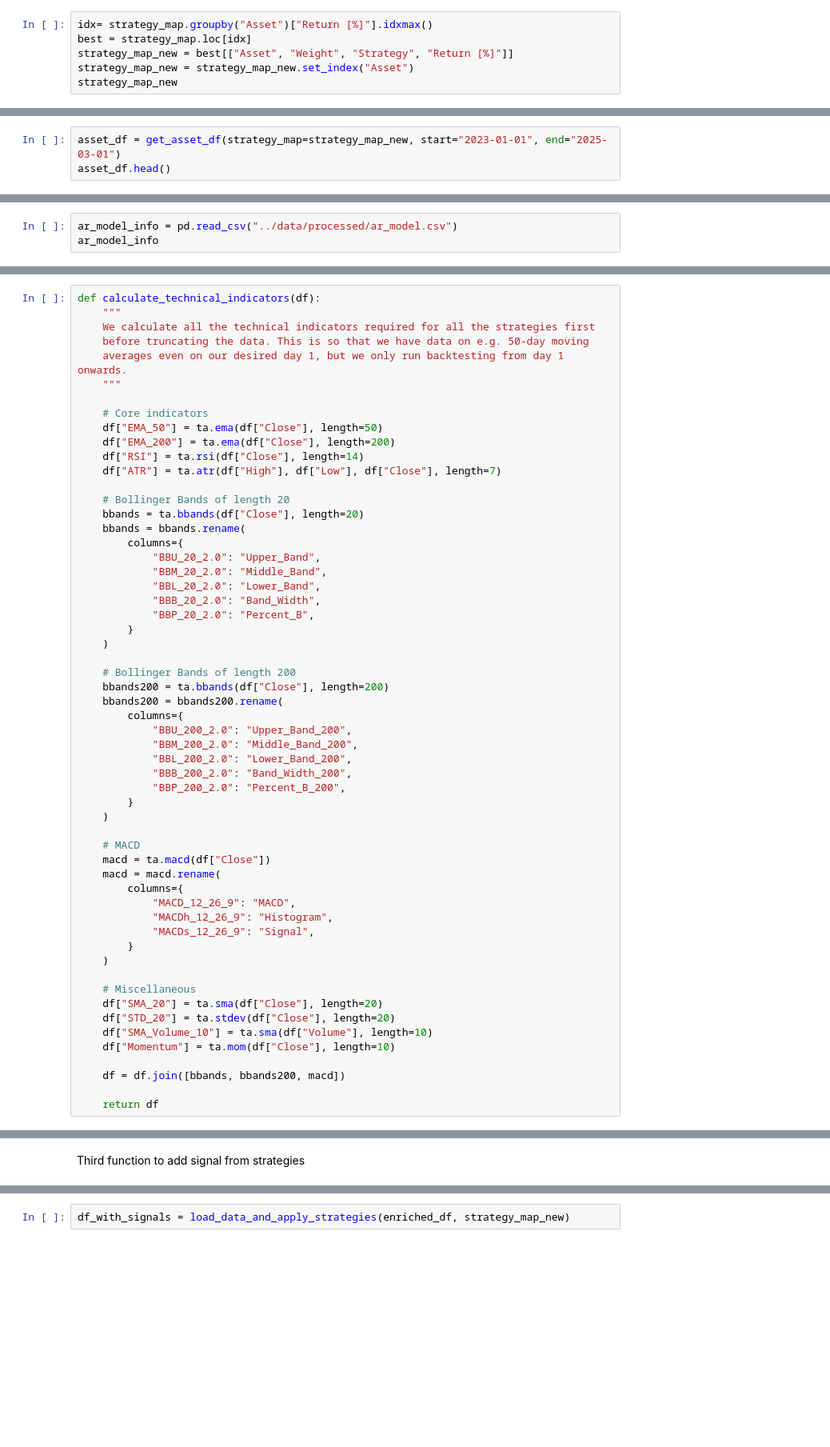
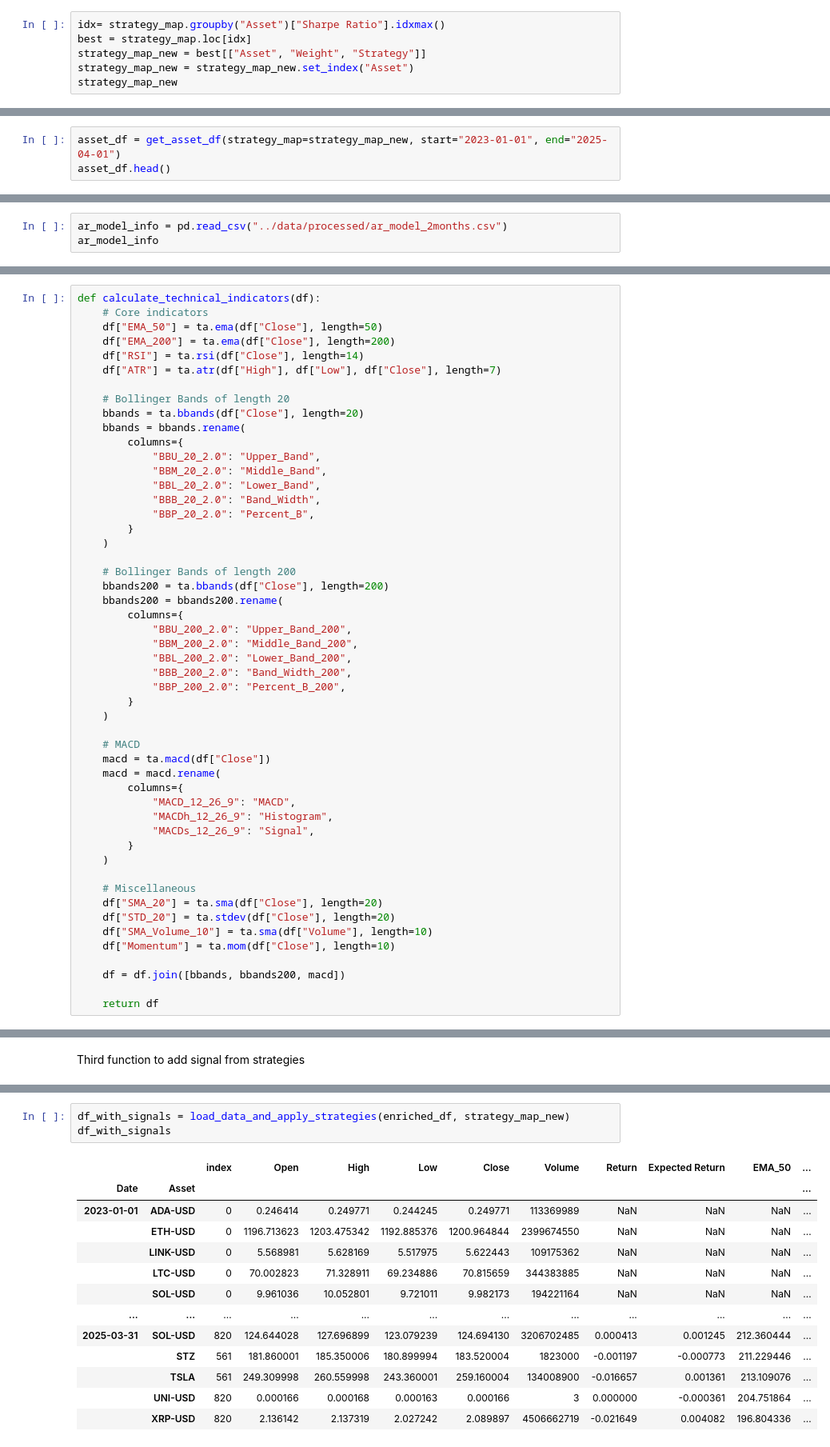
Before and after one commit to shaeanneeu/cryptoto, a Jupyter notebook: notebooks/autotrade_mechanism.ipynb, the cells around one changed output, grey strips where cells are left out. Shown: that part at 80% size. Saved outputs shown, nothing was run; the diff lists cells and outputs as text; blank space fills up the shorter version.

```diff
--- a/notebooks/autotrade_mechanism.ipynb
+++ b/notebooks/autotrade_mechanism.ipynb
@@ -60,6 +67,6 @@ strategy_map.head()
 # %%
-idx= strategy_map.groupby("Asset")["Return [%]"].idxmax()
+idx= strategy_map.groupby("Asset")["Sharpe Ratio"].idxmax()
 best = strategy_map.loc[idx]
-strategy_map_new = best[["Asset", "Weight", "Strategy", "Return [%]"]]
+strategy_map_new = best[["Asset", "Weight", "Strategy"]]
 strategy_map_new = strategy_map_new.set_index("Asset")
 strategy_map_new
@@ -82,5 +108,5 @@ def get_asset_df(strategy_map, start, end):
     df_all = pd.concat(df_list).set_index(["Date", "Asset"]).sort_index()
     return df_all
 # %%
-asset_df = get_asset_df(strategy_map=strategy_map_new, start="2023-01-01", end="2025-03-01")
+asset_df = get_asset_df(strategy_map=strategy_map_new, start="2023-01-01", end="2025-04-01")
 asset_df.head()
@@ -102,5 +149,5 @@ def generate_expected_returns(data, ar_results):
     new_data["Expected Return"] = new_data["const"] + new_data["Return"] * new_data["ar.L1"]
     return new_data
 # %%
-ar_model_info = pd.read_csv("../data/processed/ar_model.csv")
+ar_model_info = pd.read_csv("../data/processed/ar_model_2months.csv")
 ar_model_info
@@ -112,11 +192,5 @@ asset_df_with_AR
 # %%
 def calculate_technical_indicators(df):
-    """
-    We calculate all the technical indicators required for all the strategies first
-    before truncating the data. This is so that we have data on e.g. 50-day moving
-    averages even on our desired day 1, but we only run backtesting from day 1 onwards.
-    """
-
     # Core indicators
     df["EMA_50"] = ta.ema(df["Close"], length=50)
     df["EMA_200"] = ta.ema(df["Close"], length=200)
@@ -206,3 +289,18 @@ def load_data_and_apply_strategies(df_all, strategy_map):
     return df_with_signals
 # %%
 df_with_signals = load_data_and_apply_strategies(enriched_df, strategy_map_new)
+df_with_signals
+# %% [output]
+|  |  | index | Open | High | Low | Close | Volume | Return | Expected Return | EMA_50 | ... |
+| Date | Asset |  |  |  |  |  |  |  |  |  | ... |
+| 2023-01-01 | ADA-USD | 0 | 0.246414 | 0.249771 | 0.244245 | 0.249771 | 113369989 | NaN | NaN | NaN | ... |
+|  | ETH-USD | 0 | 1196.713623 | 1203.475342 | 1192.885376 | 1200.964844 | 2399674550 | NaN | NaN | NaN | ... |
+|  | LINK-USD | 0 | 5.568981 | 5.628169 | 5.517975 | 5.622443 | 109175362 | NaN | NaN | NaN | ... |
+|  | LTC-USD | 0 | 70.002823 | 71.328911 | 69.234886 | 70.815659 | 344383885 | NaN | NaN | NaN | ... |
+|  | SOL-USD | 0 | 9.961036 | 10.052801 | 9.721011 | 9.982173 | 194221164 | NaN | NaN | NaN | ... |
+| ... | ... | ... | ... | ... | ... | ... | ... | ... | ... | ... | ... |
+| 2025-03-31 | SOL-USD | 820 | 124.644028 | 127.696899 | 123.079239 | 124.694130 | 3206702485 | 0.000413 | 0.001245 | 212.360444 | ... |
+|  | STZ | 561 | 181.860001 | 185.350006 | 180.899994 | 183.520004 | 1823000 | -0.001197 | -0.000773 | 211.229446 | ... |
+|  | TSLA | 561 | 249.309998 | 260.559998 | 243.360001 | 259.160004 | 134008900 | -0.016657 | 0.001361 | 213.109076 | ... |
+|  | UNI-USD | 820 | 0.000166 | 0.000168 | 0.000163 | 0.000166 | 3 | 0.000000 | -0.000361 | 204.751864 | ... |
+|  | XRP-USD | 820 | 2.136142 | 2.137319 | 2.027242 | 2.089897 | 4506662719 | -0.021649 | 0.004082 | 196.804336 | ... |
```
Also changed, not shown: parts of 16 cells of this notebook.
